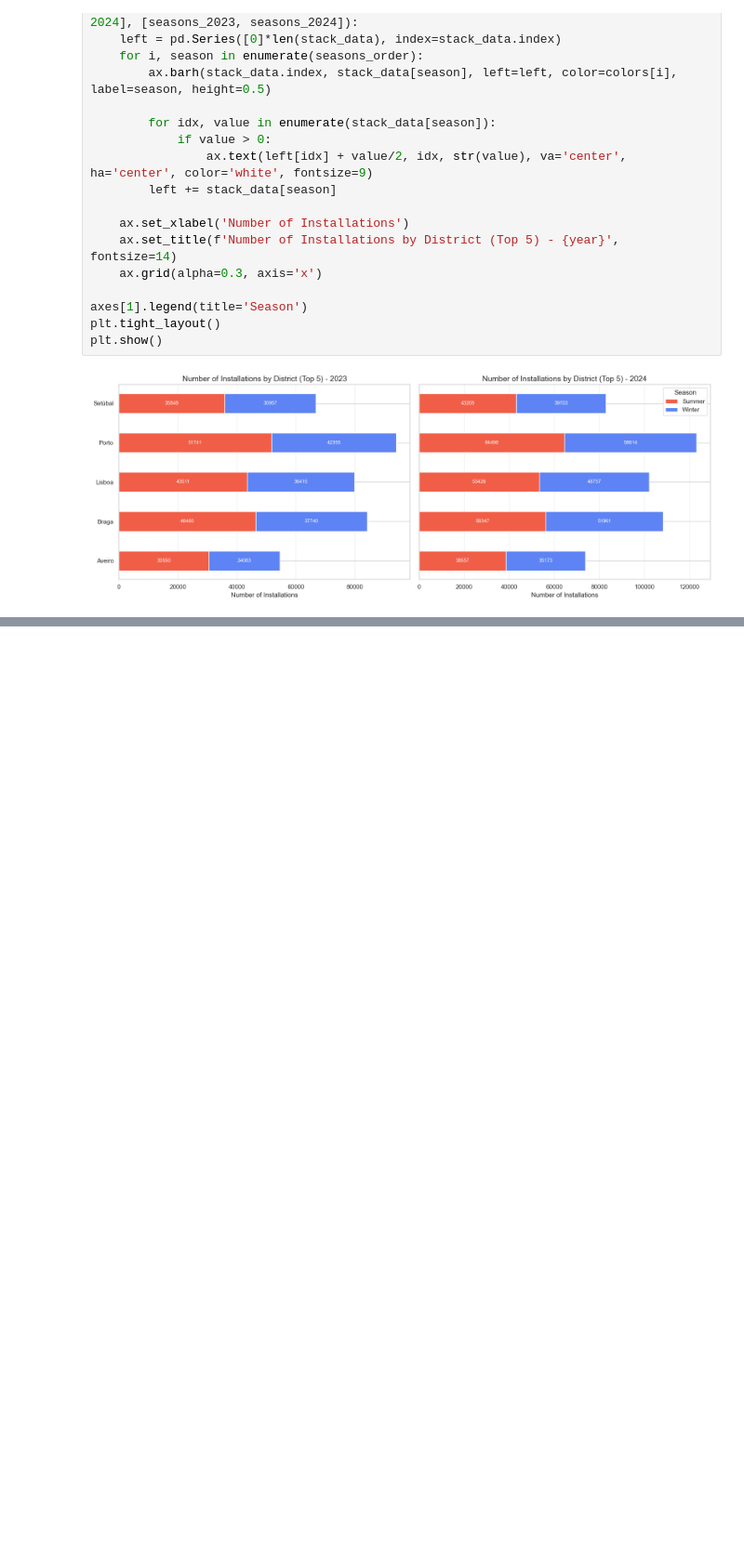
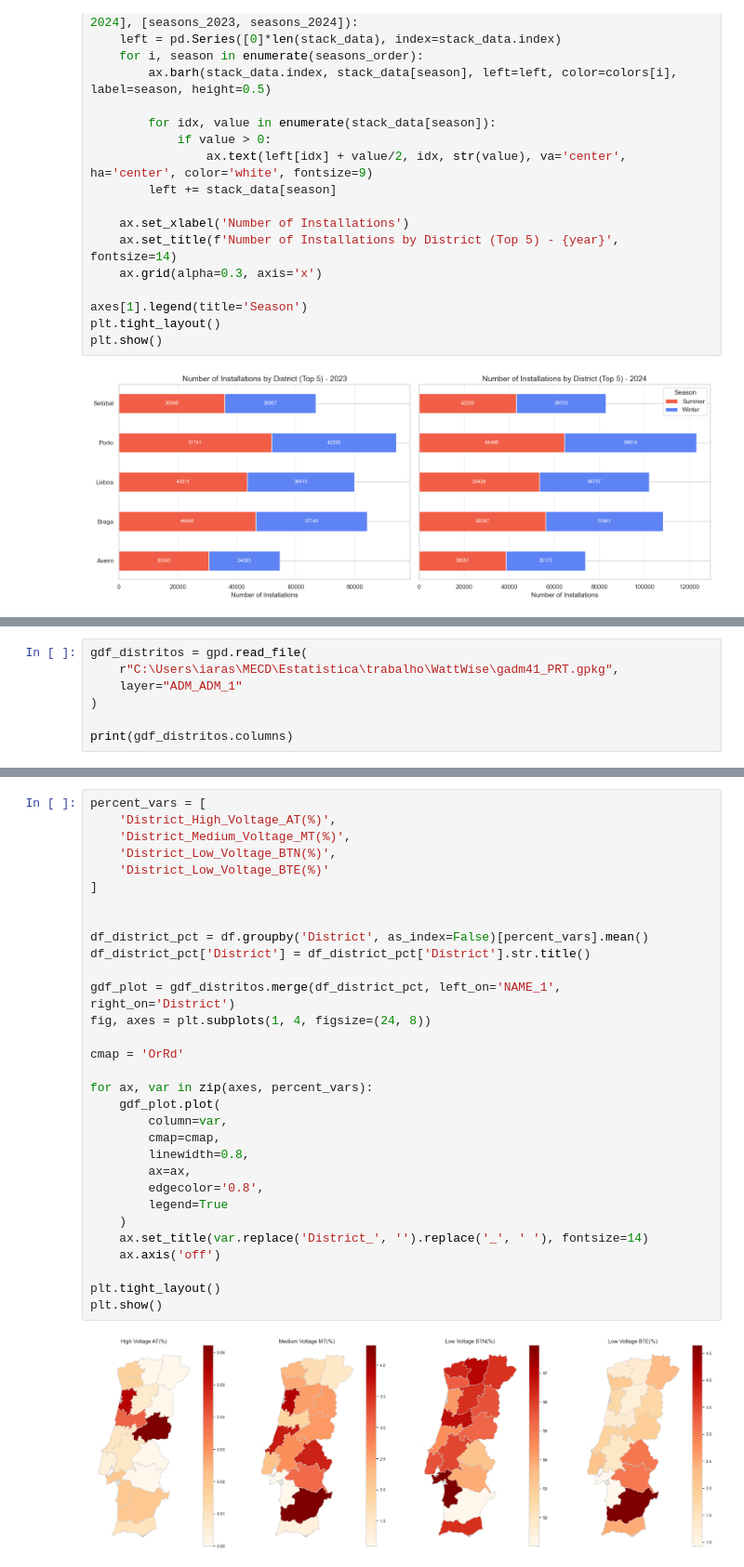
Before and after one commit to Mariana-rc01/WattWise, a Jupyter notebook: iara_notebook.ipynb, the cells around one changed output, grey strips where cells are left out. Shown at 93% size. Drawn from its saved outputs; the diff is of its cells as text; blank space fills up the shorter version.

```diff
--- a/iara_notebook.ipynb
+++ b/iara_notebook.ipynb
@@ -1707,0 +1637,7 @@ plt.show()
+# %%
+gdf_distritos = gpd.read_file(
+    r"C:\Users\iaras\MECD\Estatistica\trabalho\WattWise\gadm41_PRT.gpkg",
+    layer="ADM_ADM_1"
+)
+
+print(gdf_distritos.columns)
@@ -1707,0 +1662,33 @@ plt.show()
+# %%
+percent_vars = [
+    'District_High_Voltage_AT(%)',
+    'District_Medium_Voltage_MT(%)',
+    'District_Low_Voltage_BTN(%)',
+    'District_Low_Voltage_BTE(%)'
+]
+
+
+df_district_pct = df.groupby('District', as_index=False)[percent_vars].mean()
+df_district_pct['District'] = df_district_pct['District'].str.title()
+
+gdf_plot = gdf_distritos.merge(df_district_pct, left_on='NAME_1', right_on='District')
+fig, axes = plt.subplots(1, 4, figsize=(24, 8))
+
+cmap = 'OrRd'
+
+for ax, var in zip(axes, percent_vars):
+    gdf_plot.plot(
+        column=var,
+        cmap=cmap,
+        linewidth=0.8,
+        ax=ax,
+        edgecolor='0.8',
+        legend=True
+    )
+    ax.set_title(var.replace('District_', '').replace('_', ' '), fontsize=14)
+    ax.axis('off')
+
+plt.tight_layout()
+plt.show()
+# %% [output]
+[figure, added]
```
Also changed, not shown: parts of 23 cells of this notebook.
